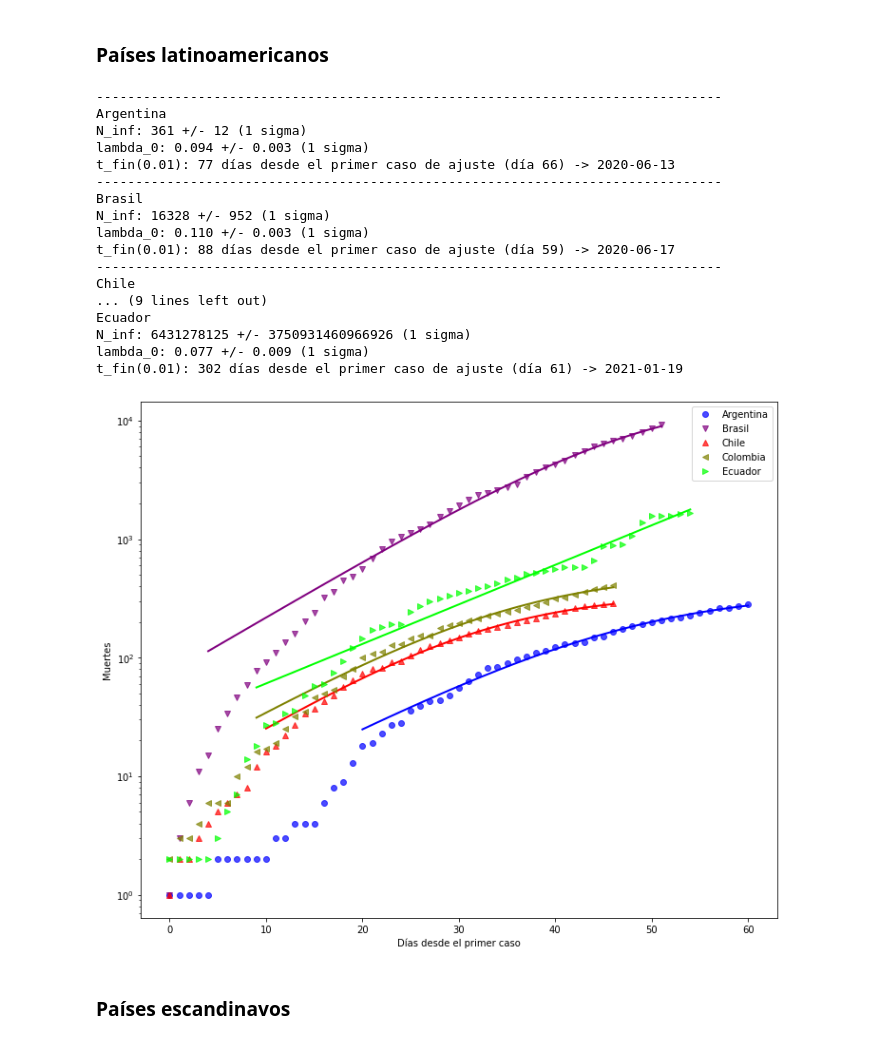
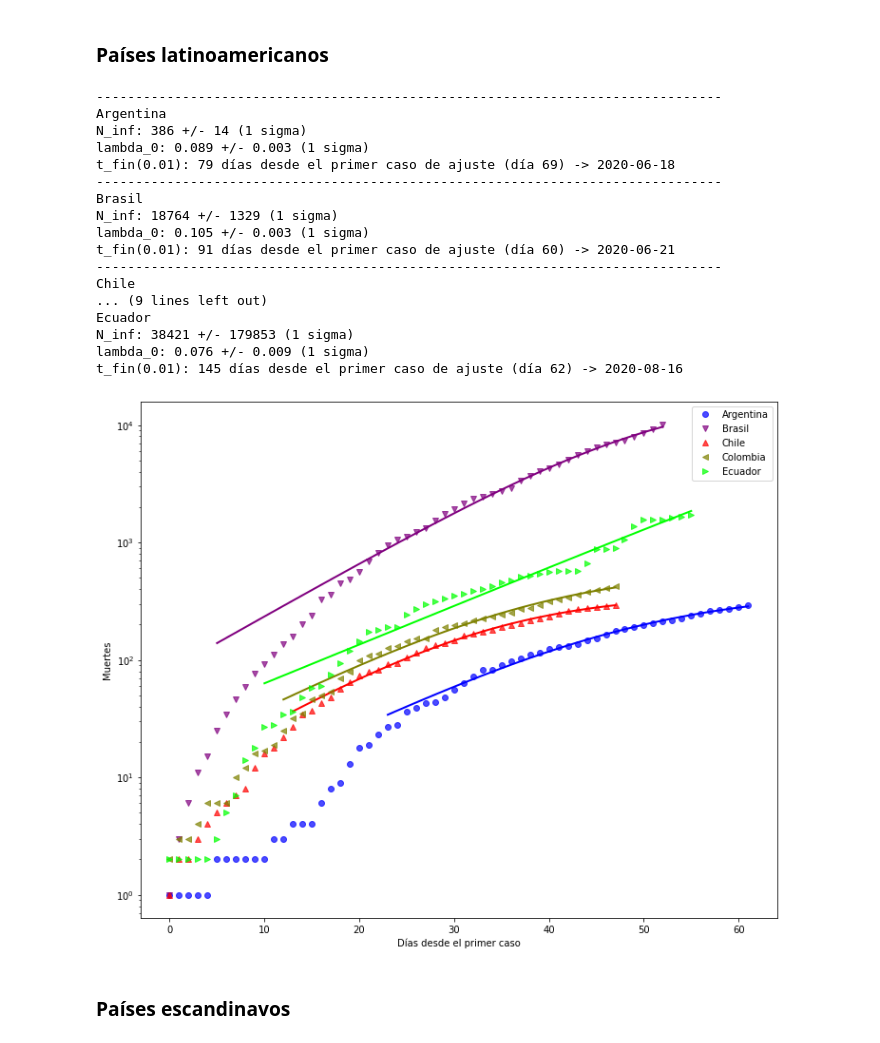
Before and after one commit to manuxch/logistic-covid19, a Jupyter notebook: Logistic_model_COVID-19.ipynb, the cells around one changed output. Drawn from its saved outputs; the diff is of its cells as text; code cells hidden in the pictures.

Commit message:
Actualización diaria de visualizaciones, ajustes y registros

```diff
--- a/Logistic_model_COVID-19.ipynb
+++ b/Logistic_model_COVID-19.ipynb
@@ -276,26 +276,26 @@ t_fin(0.01): 68 días desde el primer caso de ajuste (día 56) -> 2020-05-25
 # %% [markdown]
 ### Países latinoamericanos
 # %%
-plot_fit(deadths_lat, 15, 'Muertes', logscale=True, p_fin=0.01)
+plot_fit(deadths_lat, 24, 'Muertes', logscale=True, p_fin=0.01)
 # %% [output]
 --------------------------------------------------------------------------------
 Argentina
-N_inf: 361 +/- 12 (1 sigma)
-lambda_0: 0.094 +/- 0.003 (1 sigma)
-t_fin(0.01): 77 días desde el primer caso de ajuste (día 66) -> 2020-06-13
+N_inf: 386 +/- 14 (1 sigma)
+lambda_0: 0.089 +/- 0.003 (1 sigma)
+t_fin(0.01): 79 días desde el primer caso de ajuste (día 69) -> 2020-06-18
 --------------------------------------------------------------------------------
 Brasil
-N_inf: 16328 +/- 952 (1 sigma)
-lambda_0: 0.110 +/- 0.003 (1 sigma)
-t_fin(0.01): 88 días desde el primer caso de ajuste (día 59) -> 2020-06-17
+N_inf: 18764 +/- 1329 (1 sigma)
+lambda_0: 0.105 +/- 0.003 (1 sigma)
+t_fin(0.01): 91 días desde el primer caso de ajuste (día 60) -> 2020-06-21
 --------------------------------------------------------------------------------
 Chile
 ... (9 lines left out)
 Ecuador
-N_inf: 6431278125 +/- 3750931460966926 (1 sigma)
-lambda_0: 0.077 +/- 0.009 (1 sigma)
-t_fin(0.01): 302 días desde el primer caso de ajuste (día 61) -> 2021-01-19
+N_inf: 38421 +/- 179853 (1 sigma)
+lambda_0: 0.076 +/- 0.009 (1 sigma)
+t_fin(0.01): 145 días desde el primer caso de ajuste (día 62) -> 2020-08-16
-[figure, old version]
+[figure, new version]
 # %% [markdown]
 ### Países escandinavos
 # %%
```
Also changed, not shown: parts of 8 cells of this notebook.
